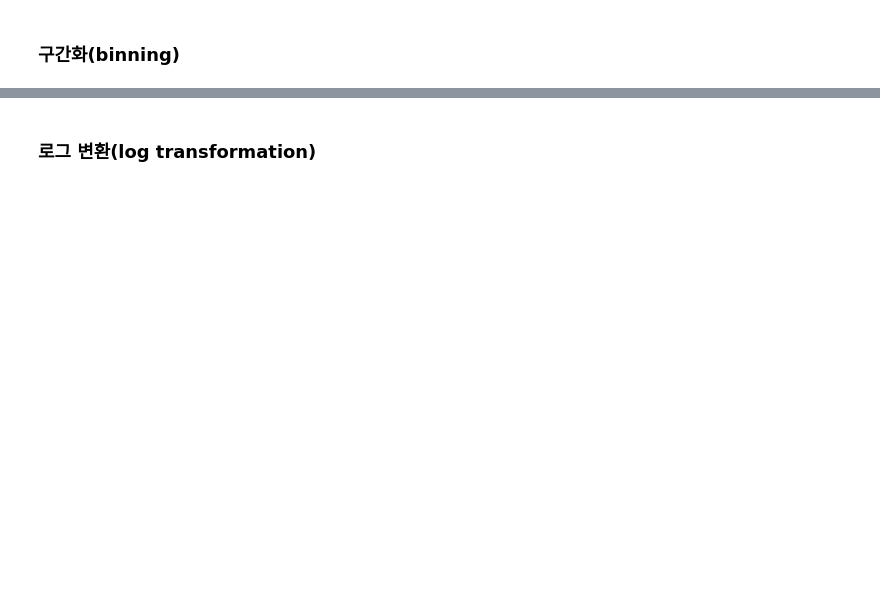
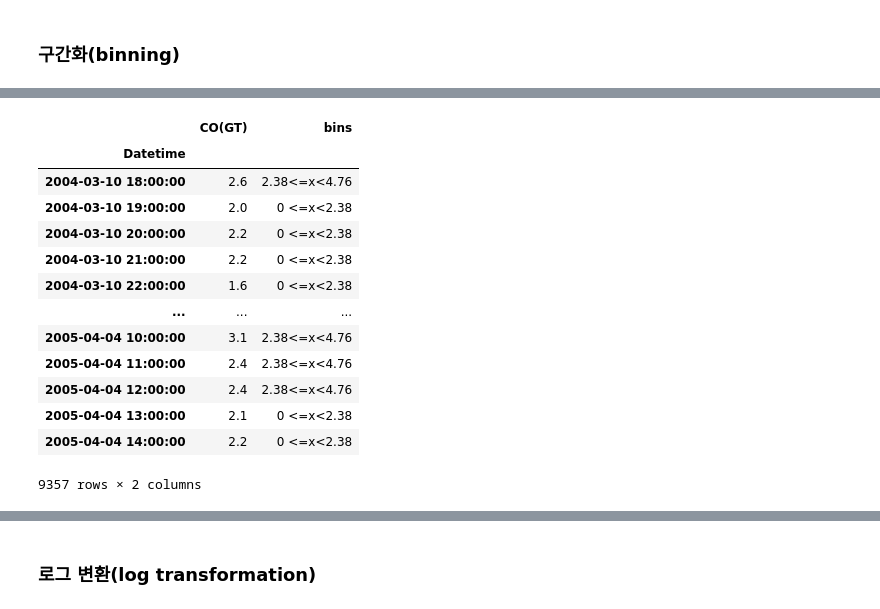
Before and after one commit to hyunssii/sh320-data-engineering, a Jupyter notebook: data_engineering/ex14_feature_extraction.ipynb, the cells around one changed output, grey strips where cells are left out. Saved outputs shown, nothing was run; the diff lists cells and outputs as text; code cells hidden in the pictures; blank space fills up the shorter version.

```diff
--- a/data_engineering/ex14_feature_extraction.ipynb
+++ b/data_engineering/ex14_feature_extraction.ipynb
@@ -23,12 +31,12 @@ df.head()
 # %%
 # [+] 일산화탄소 변수 결측 데이터 처리
-co = ...  # 복사본 생성
-... # 선형 보간
+co = df['CO(GT)'].copy()  # 복사본 생성
+co.interpolate(inplace=True) # 선형 보간
 # %% [markdown]
 ### **구간화**(binning)
 # %%
 # [+] 최대값, 최소값
-max_val = ...
-min_val = ...
+max_val = co.max()
+min_val = co.min()
 
 print(max_val, min_val)
@@ -35,4 +45,4 @@ print(max_val, min_val)
 # %%
 # [+] 구간 별 기준 값 집합 생성
-bins = ...
+bins = np.linspace(min_val, max_val, 6)
 bins
@@ -53,6 +85,21 @@ df.info()
 # %%
 # bins 변수 출력
-df['bins']
+df[['CO(GT)','bins']]
+# %% [output]
+|  | CO(GT) | bins |
+| Datetime |  |  |
+| 2004-03-10 18:00:00 | 2.6 | 2.38<=x<4.76 |
+| 2004-03-10 19:00:00 | 2.0 | 0 <=x<2.38 |
+| 2004-03-10 20:00:00 | 2.2 | 0 <=x<2.38 |
+| 2004-03-10 21:00:00 | 2.2 | 0 <=x<2.38 |
+| 2004-03-10 22:00:00 | 1.6 | 0 <=x<2.38 |
+| ... | ... | ... |
+| 2005-04-04 10:00:00 | 3.1 | 2.38<=x<4.76 |
+| 2005-04-04 11:00:00 | 2.4 | 2.38<=x<4.76 |
+| 2005-04-04 12:00:00 | 2.4 | 2.38<=x<4.76 |
+| 2005-04-04 13:00:00 | 2.1 | 0 <=x<2.38 |
+| 2005-04-04 14:00:00 | 2.2 | 0 <=x<2.38 |
+9357 rows × 2 columns
 # %%
 # bins 변수의 히스토그램 시각화
 plt.hist(sorted(df['bins']), bins=len(bins)-1)
```
Also changed, not shown: parts of 20 cells of this notebook, 8 other files.
